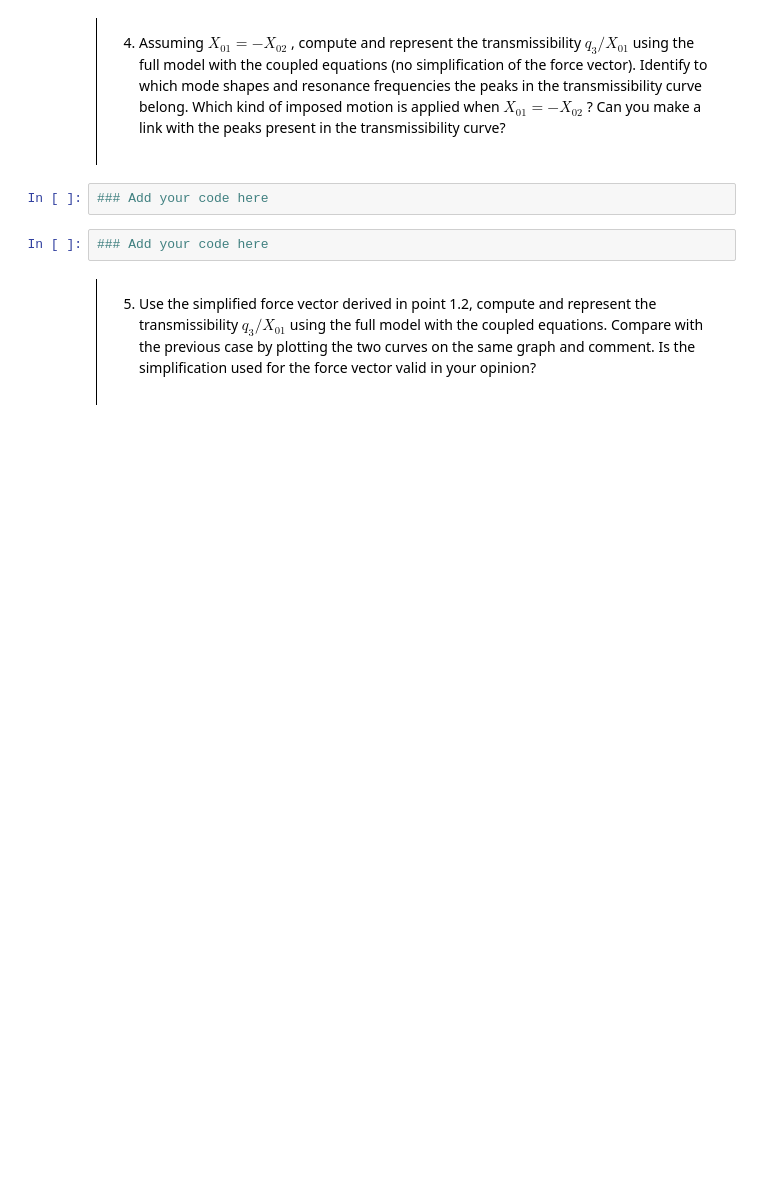
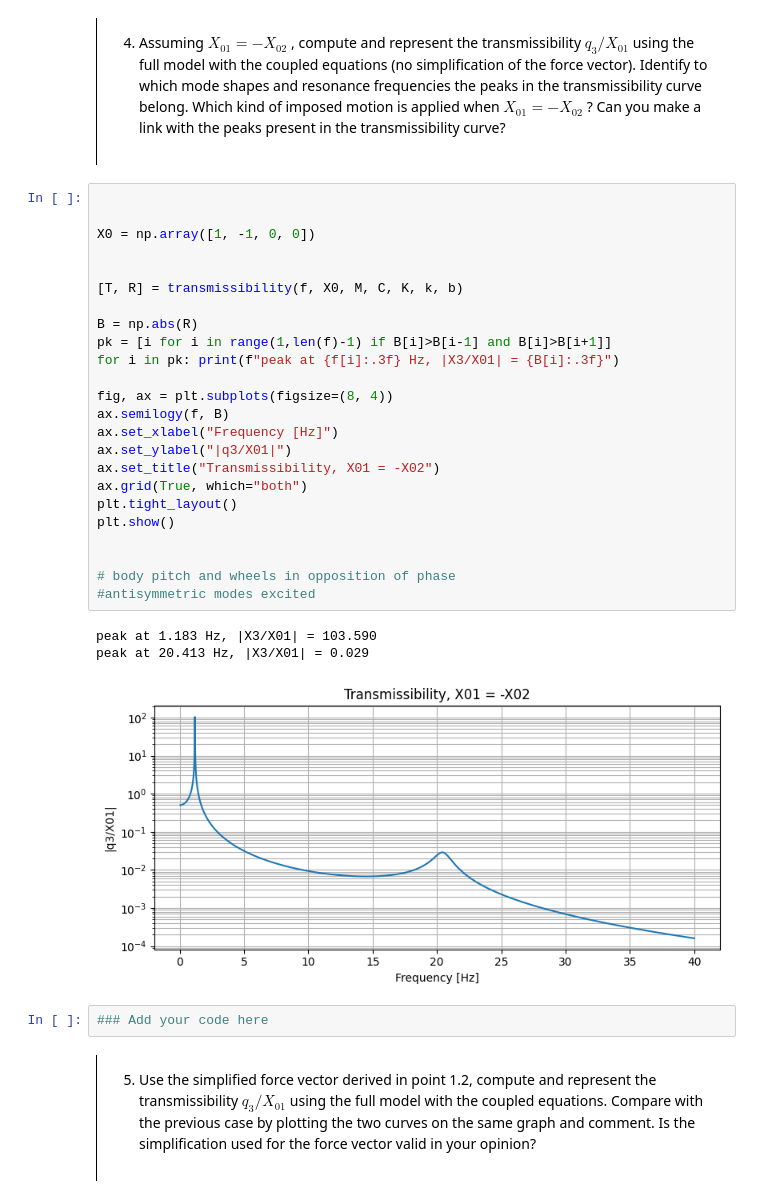
Before and after one commit to EmilienJottrand/MV2627_Exercises, a Jupyter notebook: Project2627/project.ipynb, the cells around one changed output. Cells and saved outputs as stored; diff of their text form; blank space fills up the shorter version.

```diff
--- a/Project2627/project.ipynb
+++ b/Project2627/project.ipynb
@@ -183,8 +188,34 @@ peak at 20.425 Hz, |X3/X01| = 0.063, |q3/X01| = 2.41e-18
 4. Assuming $X_{01} = −X_{02}$ , compute and represent the transmissibility $q_{3}/X_{01}$ using the full model with the coupled equations (no simplification of the force vector). Identify to which mode shapes and resonance frequencies the peaks in the transmissibility curve belong. Which kind of imposed motion is applied when $X_{01} = −X_{02}$ ? Can you make a link with the peaks present in the transmissibility curve?
 
 </div>
-# %%
-### Add your code here
+# %%
+
+
+X0 = np.array([1, -1, 0, 0])
+
+
+[T, R] = transmissibility(f, X0, M, C, K, k, b)
+
+B = np.abs(R)
+pk = [i for i in range(1,len(f)-1) if B[i]>B[i-1] and B[i]>B[i+1]]
+for i in pk: print(f"peak at {f[i]:.3f} Hz, |X3/X01| = {B[i]:.3f}")
+
+fig, ax = plt.subplots(figsize=(8, 4))
+ax.semilogy(f, B)
+ax.set_xlabel("Frequency [Hz]")
+ax.set_ylabel("|q3/X01|")
+ax.set_title("Transmissibility, X01 = -X02")
+ax.grid(True, which="both")
+plt.tight_layout()
+plt.show()
+
+
+# body pitch and wheels in opposition of phase
+#antisymmetric modes excited
+# %% [output]
+peak at 1.183 Hz, |X3/X01| = 103.590
+peak at 20.413 Hz, |X3/X01| = 0.029
+[figure, added]
 # %%
 ### Add your code here
 # %% [markdown]
```
Also changed, not shown: parts of 19 cells of this notebook.
